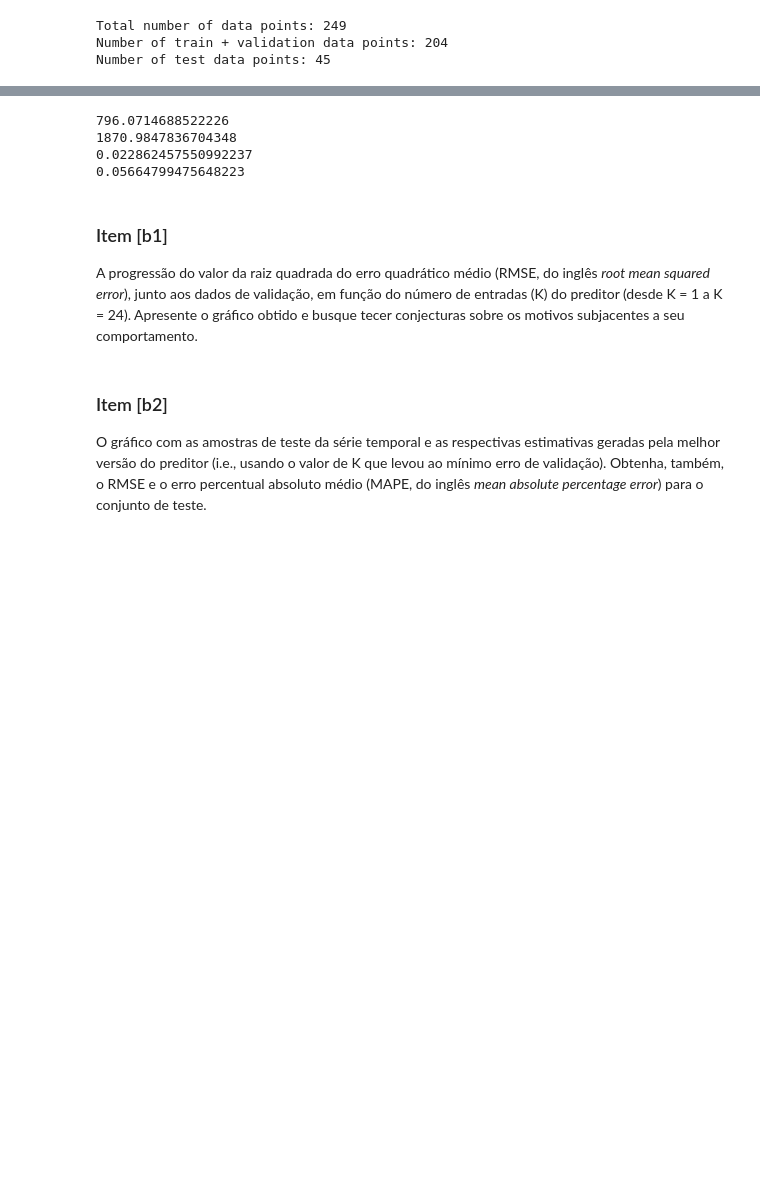
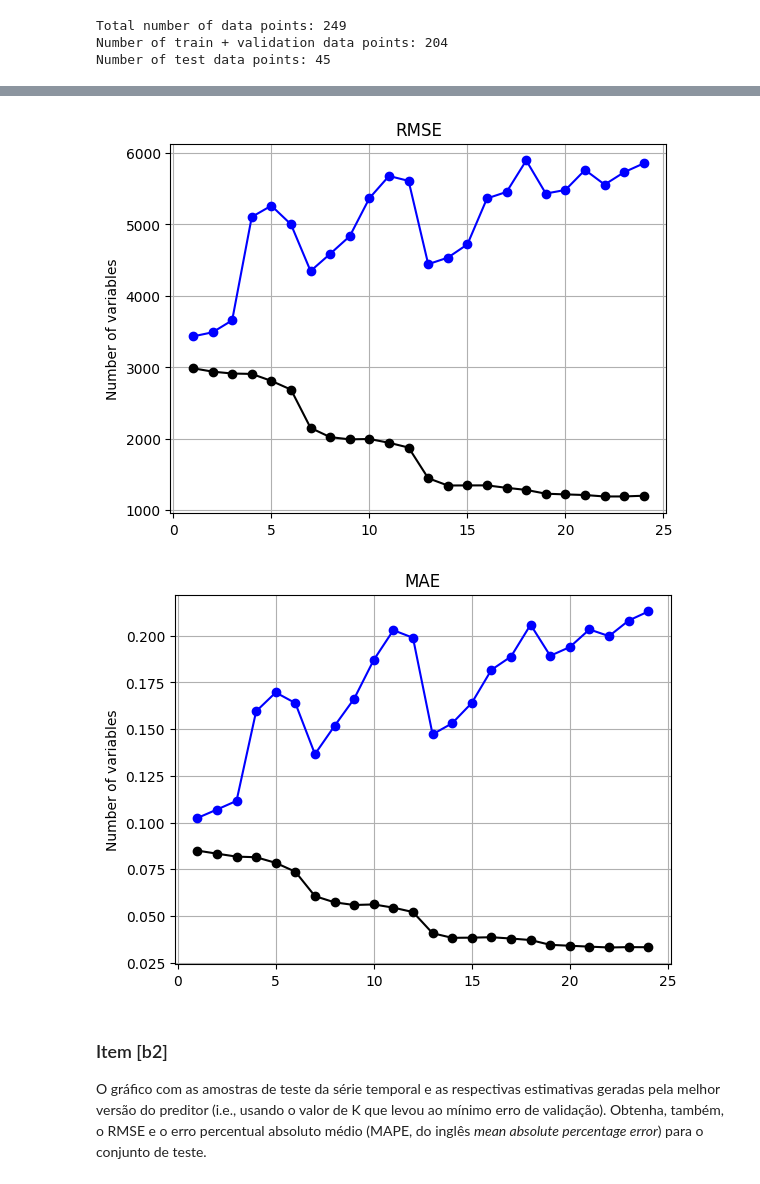
Before and after one commit to TiagoCAAmorim/machine_learning, a Jupyter notebook: Lista01/Lista01.ipynb, the cells around one changed output, grey strips where cells are left out. Cells and saved outputs as stored; diff of their text form; code cells hidden in the pictures; blank space fills up the shorter version.

```diff
--- a/Lista01/Lista01.ipynb
+++ b/Lista01/Lista01.ipynb
@@ -188,3 +191,5 @@ Faça a análise de desempenho do preditor linear ótimo, no sentido de quadrado
 # %%
 df = df_original[['Flt_per_day']]
 df = df.rename(columns={'Flt_per_day':'y'})
+for k in range(24):
+    df[f'x_{k+1}'] = df['y'].shift(periods=k+1)
@@ -250,17 +263,0 @@ mae_validation = mean_absolute_percentage_error(y_validation, y_validation_predi
-# %%
-print(rmse_train)
-print(rmse_validation)
-print(mae_train)
-print(mae_validation)
-# %% [output]
-796.0714688522226
-1870.9847836704348
-0.022862457550992237
-0.05664799475648223
-# %% [markdown]
-### Item [b1]
-
-A progressão do valor da raiz quadrada do erro quadrático médio (RMSE, do inglês _root mean squared
-error_), junto aos dados de validação, em função do número de entradas (K) do preditor (desde K = 1
-a K = 24). Apresente o gráfico obtido e busque tecer conjecturas sobre os motivos subjacentes a seu
-comportamento.
@@ -267,3 +307,49 @@ comportamento.
+# %%
+validation_ratio = 0.2
+linear_model = LinearRegression() #ElasticNet(alpha = 0.1, l1_ratio=0.5)
+
+rmse_train_list = []
+mae_train_list = []
+rmse_validation_list = []
+mae_validation_list = []
+
+for k in range(24):
+    rmse_train, mae_train, rmse_validation, mae_validation = 0., 0., 0., 0.
+    for folder_number in range(4):
+        errors = split_train_and_get_errors(
+            model=linear_model,
+            k_variables=k+1,
+            df=df,
+            validation_ratio=validation_ratio,
+            fold_number=folder_number+1)
+        rmse_train += errors[0]
+        mae_train += errors[1]
+        rmse_validation += errors[2]
+        mae_validation += errors[3]
+
+    rmse_train_list.append(rmse_train/4)
+    mae_train_list.append(mae_train/4)
+    rmse_validation_list.append(rmse_validation/4)
+    mae_validation_list.append(mae_validation/4)
+# %%
+plt.plot(range(1,25), rmse_train_list, color='black', linestyle='-', marker='o', label='train')
+plt.plot(range(1,25), rmse_validation_list, color='blue', linestyle='-', marker='o',label='validation')
+
+plt.xlabel('Number of variables')
+plt.title('RMSE')
+plt.grid(True)
+plt.show()
+
+plt.plot(range(1,25), mae_train_list, color='black', linestyle='-', marker='o',label='train')
+plt.plot(range(1,25), mae_validation_list, color='blue', linestyle='-', marker='o',label='validation')
+
+plt.xlabel('Number of variables')
+plt.title('MAE')
+plt.grid(True)
+plt.show()
+# %% [output]
+[figure, added]
+[figure, added]
 # %% [markdown]
 ### Item [b2]
 
```
Also changed, not shown: parts of 23 cells of this notebook, 2 other files.
